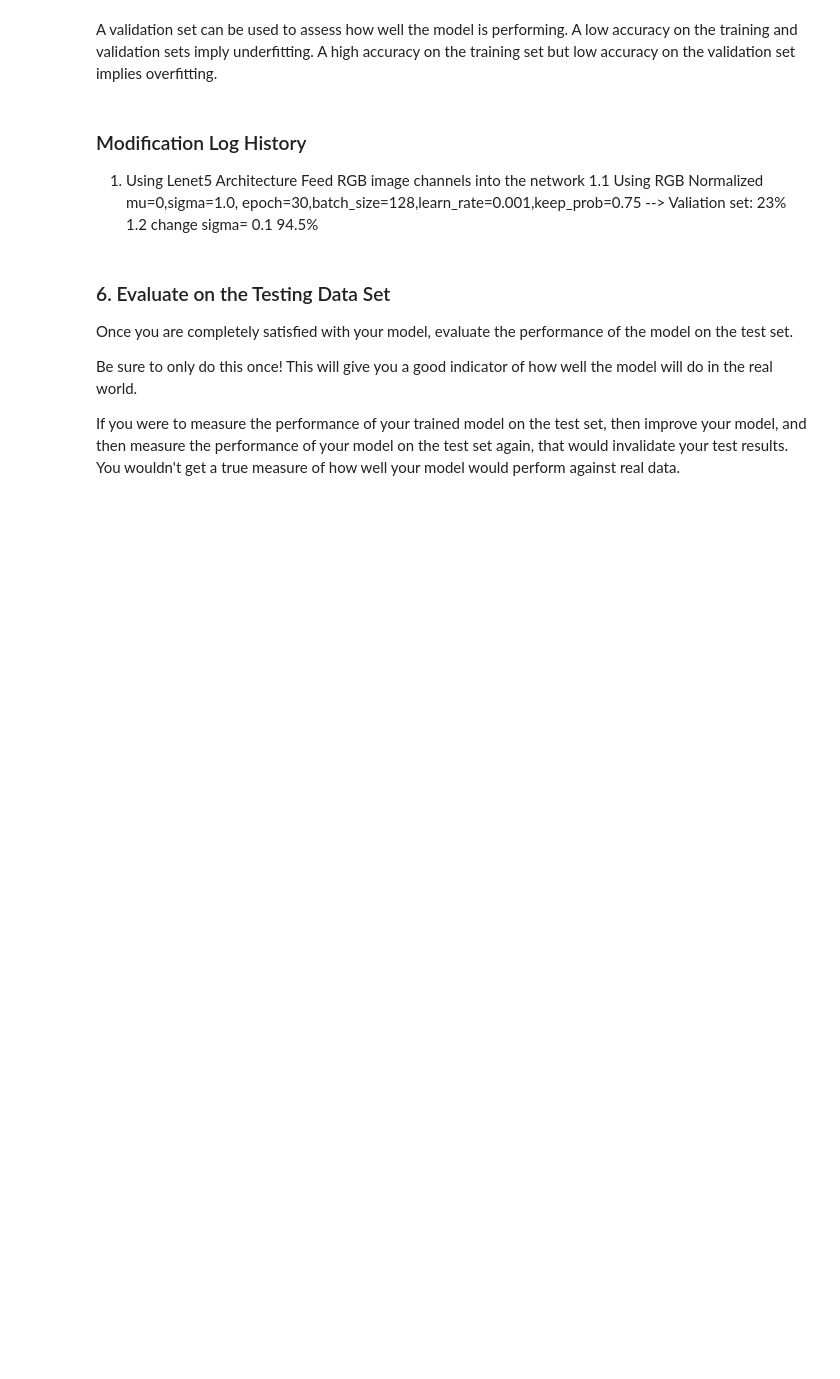
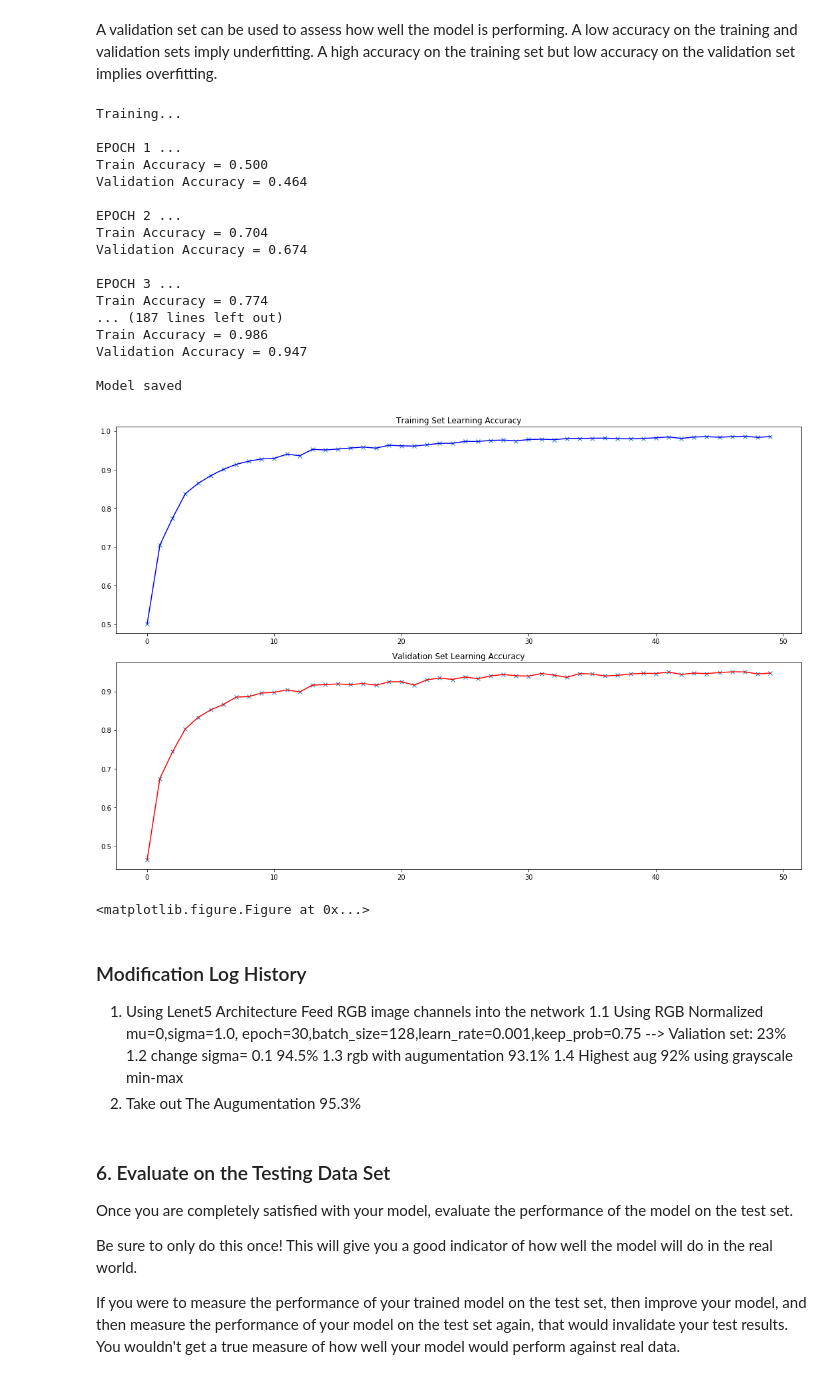
Before and after one commit to WangDaMME/Autonomous-Driving-Nanodegree, a Jupyter notebook: P3-Traffic Sign Classifier/Traffic_Sign_Classifier.ipynb, the cells around one changed output. Drawn from its saved outputs; the diff is of its cells as text; code cells hidden in the pictures; blank space fills up the shorter version.

```diff
--- a/P3-Traffic Sign Classifier/Traffic_Sign_Classifier.ipynb
+++ b/P3-Traffic Sign Classifier/Traffic_Sign_Classifier.ipynb
@@ -462,11 +488,12 @@ def RGB_Normalize(image_data):
 # Solution 2:  import tensorflow as tf, tf.clip_by_value(rgb_normalized_images,0.0,1.0)
 #              convert back from tensor to ndarray, .eval(session=sess)
 
+
 # Grayscale
 def Gray_Normalzied(image_data):
     gray=np.mean(image_data,axis=3,keepdims=True)
-    return (gray-0)/255
-
+    return (gray-0)/255*0.8+0.1
+    #return -1+ (image_data-0)*(1+1)/(255)
 
 '''
 # Using RGB- Normalized Method
@@ -480,7 +507,8 @@ X_valid=Gray_Normalzied(X_valid)
 X_test=Gray_Normalzied(X_test)
 
 
+
+
 # Shuffle the Training data
 X_train, y_train = shuffle(X_train, y_train)
-
-plt.imshow(X_train[0].squeeze())
+#plt.imshow(X_train[0].squeeze())
@@ -500,8 +533,8 @@ The EPOCH and BATCH_SIZE values affect the training speed and model accuracy.
 import tensorflow as tf
 
 #Hyperparameters
-EPOCHS = 30
-BATCH_SIZE = 128
+EPOCHS = 50
+BATCH_SIZE = 100
 learning_rate=0.001
 # Dropout: only applied in the training set, in this case, after fully connected layer
 keep_prob=0.75 # Dropout, probability to keep units for redundancy, more robust
@@ -643,27 +676,73 @@ sets imply underfitting. A high accuracy on the training set but low accuracy on
 ### the accuracy on the test set should be calculated and reported as well.
 ### Feel free to use as many code cells as needed.
 # %%
+train_acc_batch = []
+valid_acc_batch = []
+
+
 with tf.Session() as sess:
     sess.run(tf.global_variables_initializer())
     num_examples = len(X_train)
 
     print("Training...")
     print()
     for i in range(EPOCHS):
 #        X_train, y_train = shuffle(X_train, y_train)  # shuffle images for each epoch
         X_train, y_train = shuffle(X_train, y_train)  # shuffle images for each epoch
         for offset in range(0, num_examples, BATCH_SIZE):  # train models for each batch
             end = offset + BATCH_SIZE
             batch_x, batch_y = X_train[offset:end], y_train[offset:end]
             sess.run(training_operation, feed_dict={x: batch_x, y: batch_y,Keep_prob:keep_prob})
 
+        train_accuracy = evaluate(X_train, y_train)
         validation_accuracy = evaluate(X_valid, y_valid)
+
+        train_acc_batch.append(train_accuracy)
+        valid_acc_batch.append(validation_accuracy)
+
         print("EPOCH {} ...".format(i+1))
+        print("Train Accuracy = {:.3f}".format(train_accuracy))
         print("Validation Accuracy = {:.3f}".format(validation_accuracy))
+
         print()
 
-    saver.save(sess, './lenet')
+    #saver.save(sess, './lenet')
+    saver.save(sess, './lenet_withoutAugumentation')
     print("Model saved")
+
+Train_acc = plt.subplot(211)
+Train_acc.set_title('Training Set Learning Accuracy')
+Train_acc.plot(train_acc_batch,'x',)
+Train_acc.plot(train_acc_batch,'b')
+
+Valid_acc = plt.subplot(212)
+Valid_acc.set_title('Accuracy')
+Valid_acc.set_title('Validation Set Learning Accuracy')
+Valid_acc.plot(valid_acc_batch,'x',)
+Valid_acc.plot(valid_acc_batch,'r')
+plt.tight_layout()
+plt.show()
+plt.savefig('../CarND-Traffic-Sign-Classifier-Project/saved_image/Trainning and Validation Results.png')
+# %% [output]
+Training...
+
+EPOCH 1 ...
+Train Accuracy = 0.500
+Validation Accuracy = 0.464
+
+EPOCH 2 ...
+Train Accuracy = 0.704
+Validation Accuracy = 0.674
+
+EPOCH 3 ...
+Train Accuracy = 0.774
+... (187 lines left out)
+Train Accuracy = 0.986
+Validation Accuracy = 0.947
+
+Model saved
+[figure, added]
+<matplotlib.figure.Figure at 0x...>
 # %% [markdown]
 ### Modification Log History
 
@@ -671,6 +750,9 @@ with tf.Session() as sess:
    Feed RGB image channels into the network
    1.1 Using RGB Normalized mu=0,sigma=1.0, epoch=30,batch_size=128,learn_rate=0.001,keep_prob=0.75 --> Valiation set: 23%
    1.2 change sigma= 0.1  94.5%
+   1.3 rgb with augumentation 93.1%
+   1.4 Highest aug 92% using grayscale min-max
+2. Take out The Augumentation 95.3%
 # %% [markdown]
 ### 6. Evaluate on the Testing Data Set
 
```
Also changed, not shown: parts of 17 cells of this notebook.
